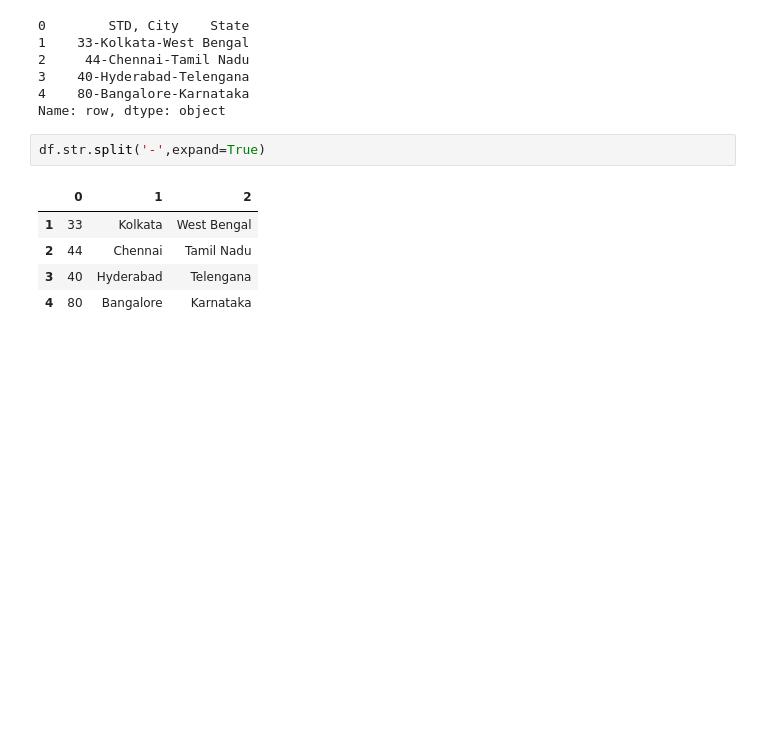
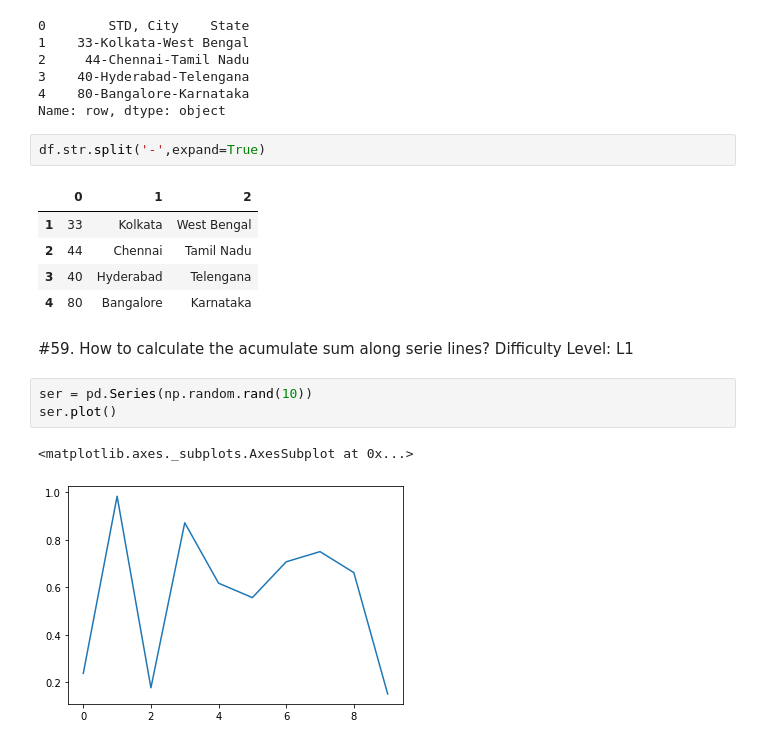
Before and after one commit to alantellecom/ex_pandas, a Jupyter notebook: EX-Pandas_solutions.ipynb, the cells around one changed output. Saved outputs shown, nothing was run; the diff lists cells and outputs as text; blank space fills up the shorter version.

```diff
--- a/EX-Pandas_solutions.ipynb
+++ b/EX-Pandas_solutions.ipynb
@@ -1600,3 +1631,12 @@ df.str.split('-',expand=True)
 | 2 | 44 | Chennai | Tamil Nadu |
 | 3 | 40 | Hyderabad | Telengana |
 | 4 | 80 | Bangalore | Karnataka |
+# %% [markdown]
+#59. How to calculate the acumulate sum along serie lines?
+Difficulty Level: L1
+# %%
+ser = pd.Series(np.random.rand(10))
+ser.plot()
+# %% [output]
+<matplotlib.axes._subplots.AxesSubplot at 0x...>
+[figure, added]
```
Also changed, not shown: parts of 10 cells of this notebook.
